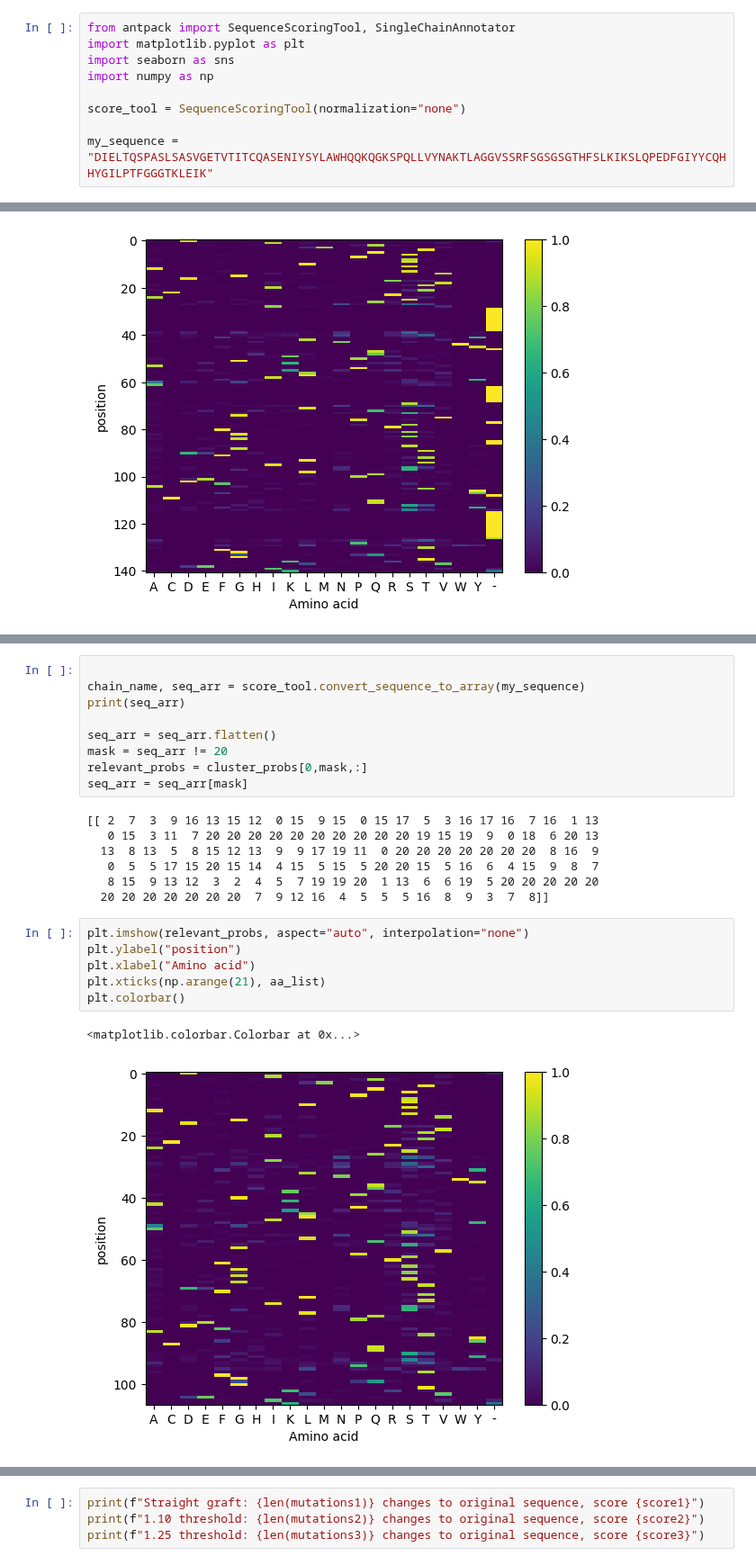
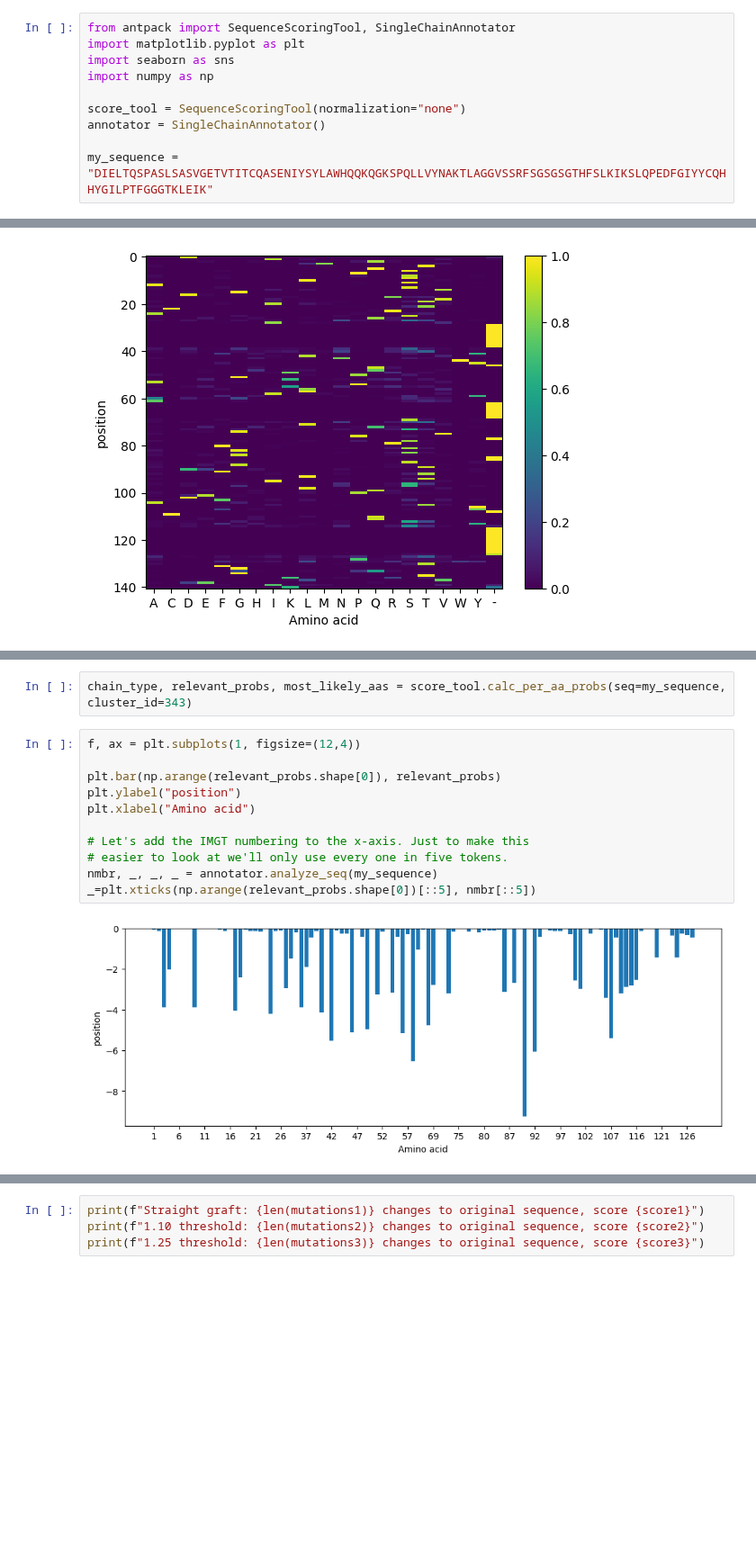
Before and after one commit to jlparkI/AntPack, a Jupyter notebook: docs/scoring_example.ipynb, the cells around one changed output, grey strips where cells are left out. Shown at 90% size. Drawn from its saved outputs; the diff is of its cells as text; blank space fills up the shorter version.

```diff
--- a/docs/scoring_example.ipynb
+++ b/docs/scoring_example.ipynb
@@ -10,6 +10,7 @@ import seaborn as sns
 import numpy as np
 
 score_tool = SequenceScoringTool(normalization="none")
+annotator = SingleChainAnnotator()
 
 my_sequence = "DIELTQSPASLSASVGETVTITCQASENIYSYLAWHQQKQGKSPQLLVYNAKTLAGGVSSRFSGSGSGTHFSLKIKSLQPEDFGIYYCQHHYGILPTFGGGTKLEIK"
 # %% [markdown]
@@ -78,26 +76,16 @@ any position in this array that has the value 20 (20 corresponds to gap).
 # %%
-
-chain_name, seq_arr = score_tool.convert_sequence_to_array(my_sequence)
-print(seq_arr)
-
-seq_arr = seq_arr.flatten()
-mask = seq_arr != 20
-relevant_probs = cluster_probs[0,mask,:]
-seq_arr = seq_arr[mask]
+chain_type, relevant_probs, most_likely_aas = score_tool.calc_per_aa_probs(seq=my_sequence, cluster_id=343)
-# %% [output]
-[[ 2  7  3  9 16 13 15 12  0 15  9 15  0 15 17  5  3 16 17 16  7 16  1 13
-   0 15  3 11  7 20 20 20 20 20 20 20 20 20 20 19 15 19  9  0 18  6 20 13
-  13  8 13  5  8 15 12 13  9  9 17 19 11  0 20 20 20 20 20 20 20  8 16  9
-   0  5  5 17 15 20 15 14  4 15  5 15  5 20 20 15  5 16  6  4 15  9  8  7
-   8 15  9 13 12  3  2  4  5  7 19 19 20  1 13  6  6 19  5 20 20 20 20 20
-  20 20 20 20 20 20 20  7  9 12 16  4  5  5  5 16  8  9  3  7  8]]
 # %%
-plt.imshow(relevant_probs, aspect="auto", interpolation="none")
+f, ax = plt.subplots(1, figsize=(12,4))
+
+plt.bar(np.arange(relevant_probs.shape[0]), relevant_probs)
 plt.ylabel("position")
 plt.xlabel("Amino acid")
-plt.xticks(np.arange(21), aa_list)
-plt.colorbar()
+
+# Let's add the IMGT numbering to the x-axis. Just to make this
+# easier to look at we'll only use every one in five tokens.
+nmbr, _, _, _ = annotator.analyze_seq(my_sequence)
+_=plt.xticks(np.arange(relevant_probs.shape[0])[::5], nmbr[::5])
 # %% [output]
-<matplotlib.colorbar.Colorbar at 0x...>
-[figure, old version]
+[figure, new version]
 # %% [markdown]
```
Also changed, not shown: parts of 13 cells of this notebook, 7 other files.
